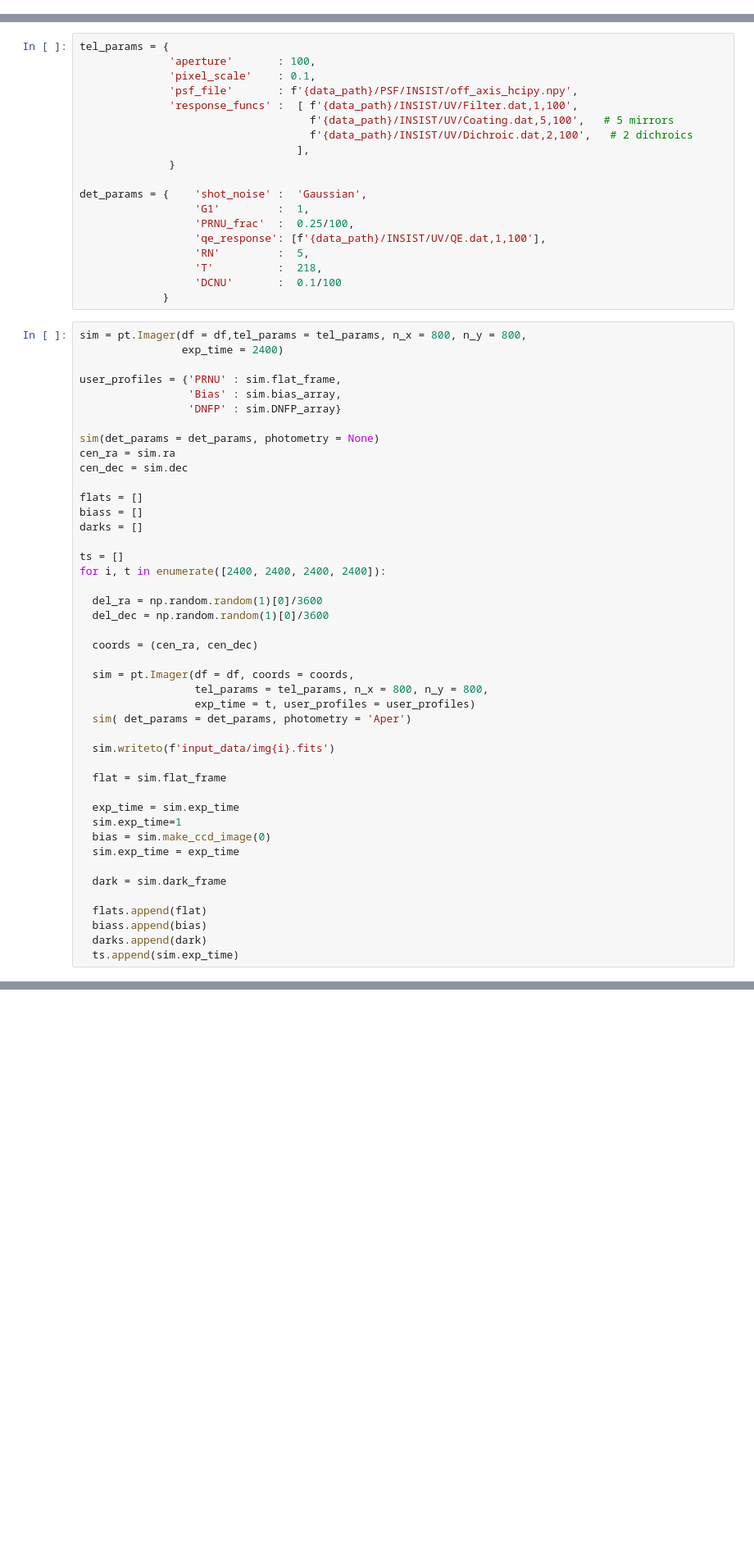
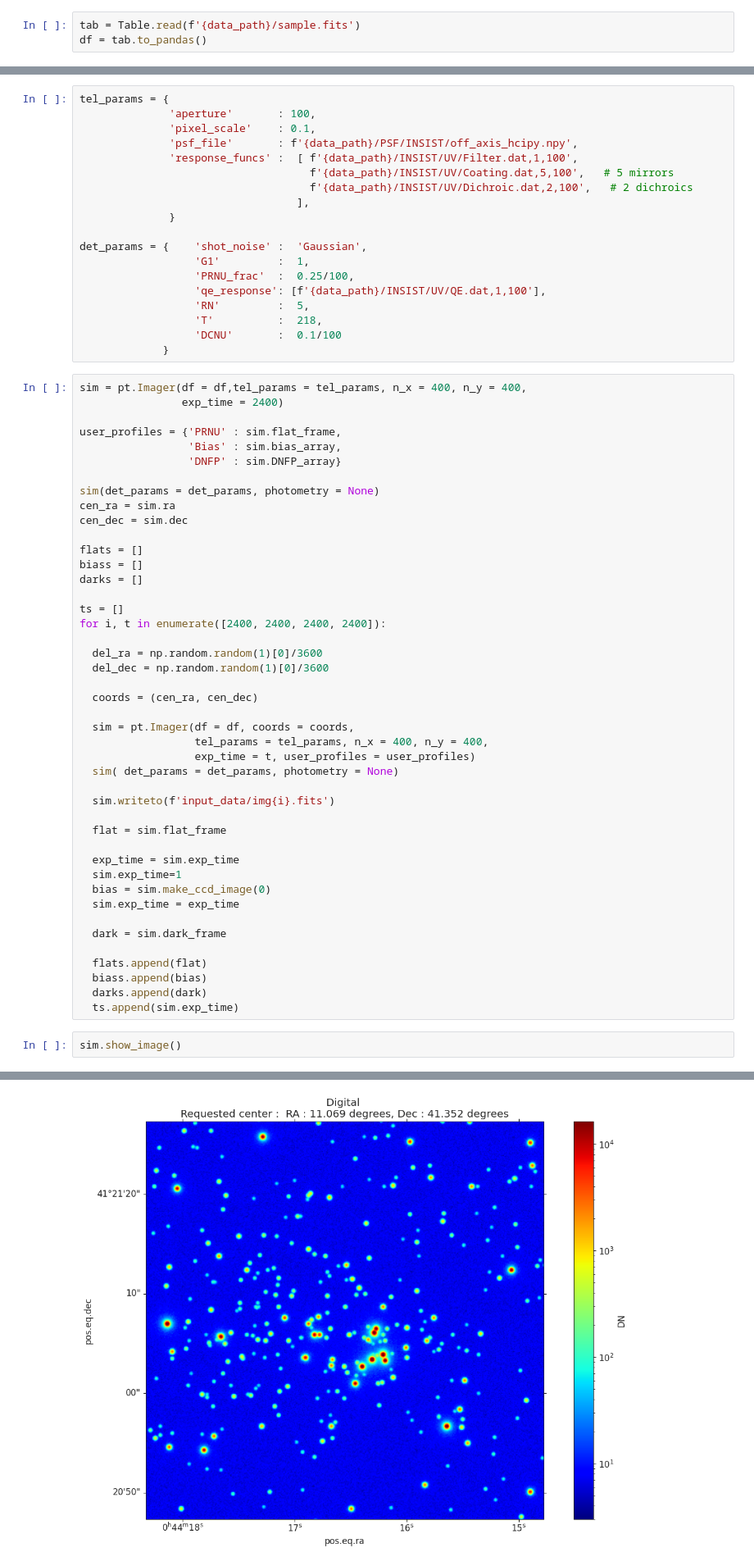
Before and after one commit to Jack3690/INSIST_pipeline, a Jupyter notebook: notebooks/MACADAMIA.ipynb, the cells around one changed output, grey strips where cells are left out. Shown at 82% size. Cells and saved outputs as stored; diff of their text form; blank space fills up the shorter version.

```diff
--- a/notebooks/MACADAMIA.ipynb
+++ b/notebooks/MACADAMIA.ipynb
@@ -57,3 +58,6 @@ df = df.rename(columns={'nuv_mag':'mag'})
+# %%
+tab = Table.read(f'{data_path}/sample.fits')
+df = tab.to_pandas()
 # %% [markdown]
 # **Image Generation using PISTA**
 # %%
@@ -79,7 +83,7 @@ det_params = {    'shot_noise' :  'Gaussian',
                   'DCNU'       :  0.1/100
              }
 # %%
-sim = pt.Imager(df = df,tel_params = tel_params, n_x = 800, n_y = 800,
+sim = pt.Imager(df = df,tel_params = tel_params, n_x = 400, n_y = 400,
                 exp_time = 2400)
 
 user_profiles = {'PRNU' : sim.flat_frame,
@@ -103,9 +107,9 @@ for i, t in enumerate([2400, 2400, 2400, 2400]):
   coords = (cen_ra, cen_dec)
 
   sim = pt.Imager(df = df, coords = coords,
-                  tel_params = tel_params, n_x = 800, n_y = 800,
+                  tel_params = tel_params, n_x = 400, n_y = 400,
                   exp_time = t, user_profiles = user_profiles)
-  sim( det_params = det_params, photometry = 'Aper')
+  sim( det_params = det_params, photometry = None)
 
   sim.writeto(f'input_data/img{i}.fits')
 
@@ -122,3 +126,6 @@ for i, t in enumerate([2400, 2400, 2400, 2400]):
   biass.append(bias)
   darks.append(dark)
   ts.append(sim.exp_time)
+# %%
+sim.show_image()
+# %% [output]
@@ -125,3 +134,4 @@ for i, t in enumerate([2400, 2400, 2400, 2400]):
+[figure, added]
 # %% [markdown]
 ## **Calibration Database creation**
 # %%
```
Also changed, not shown: parts of 18 cells of this notebook.
